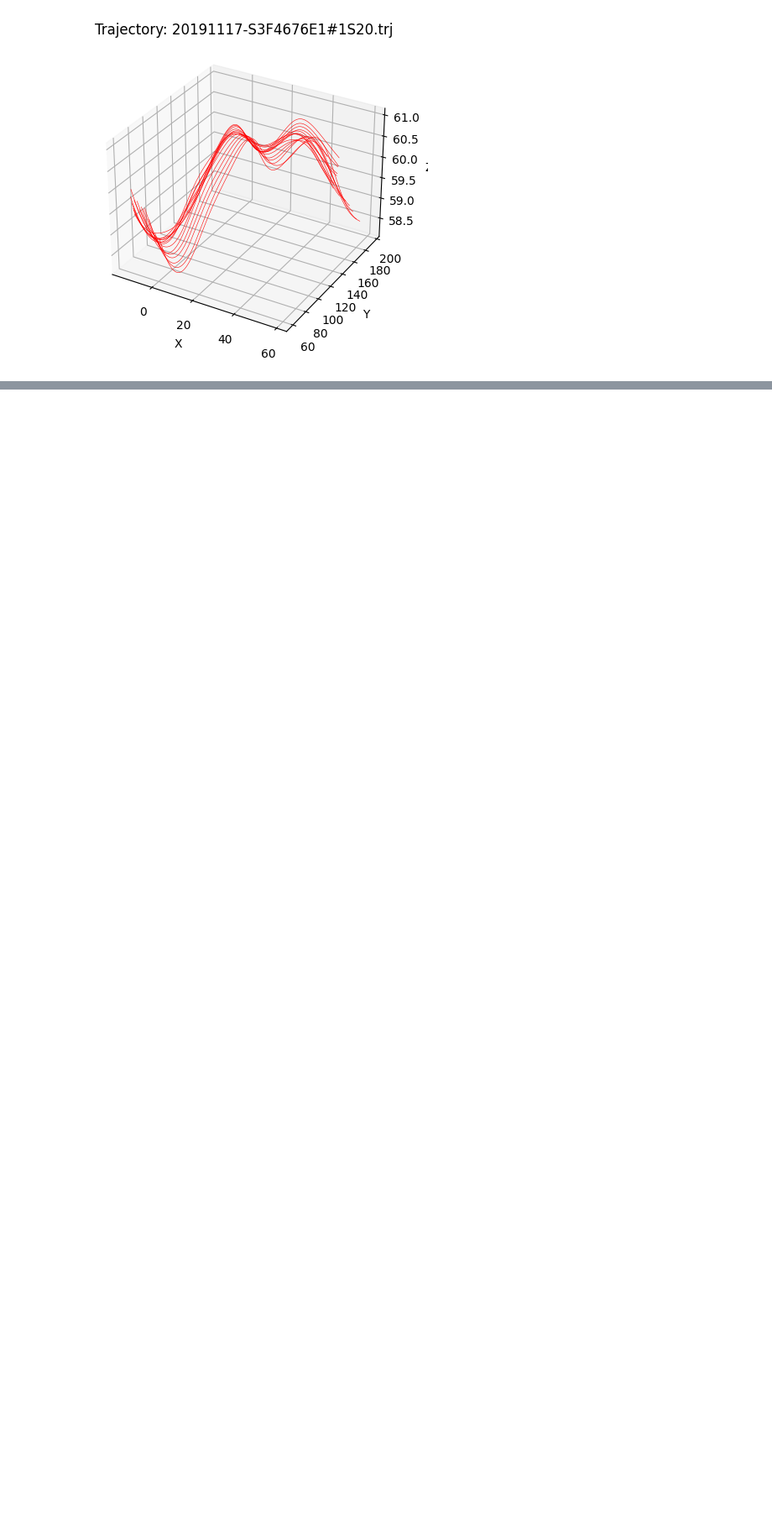
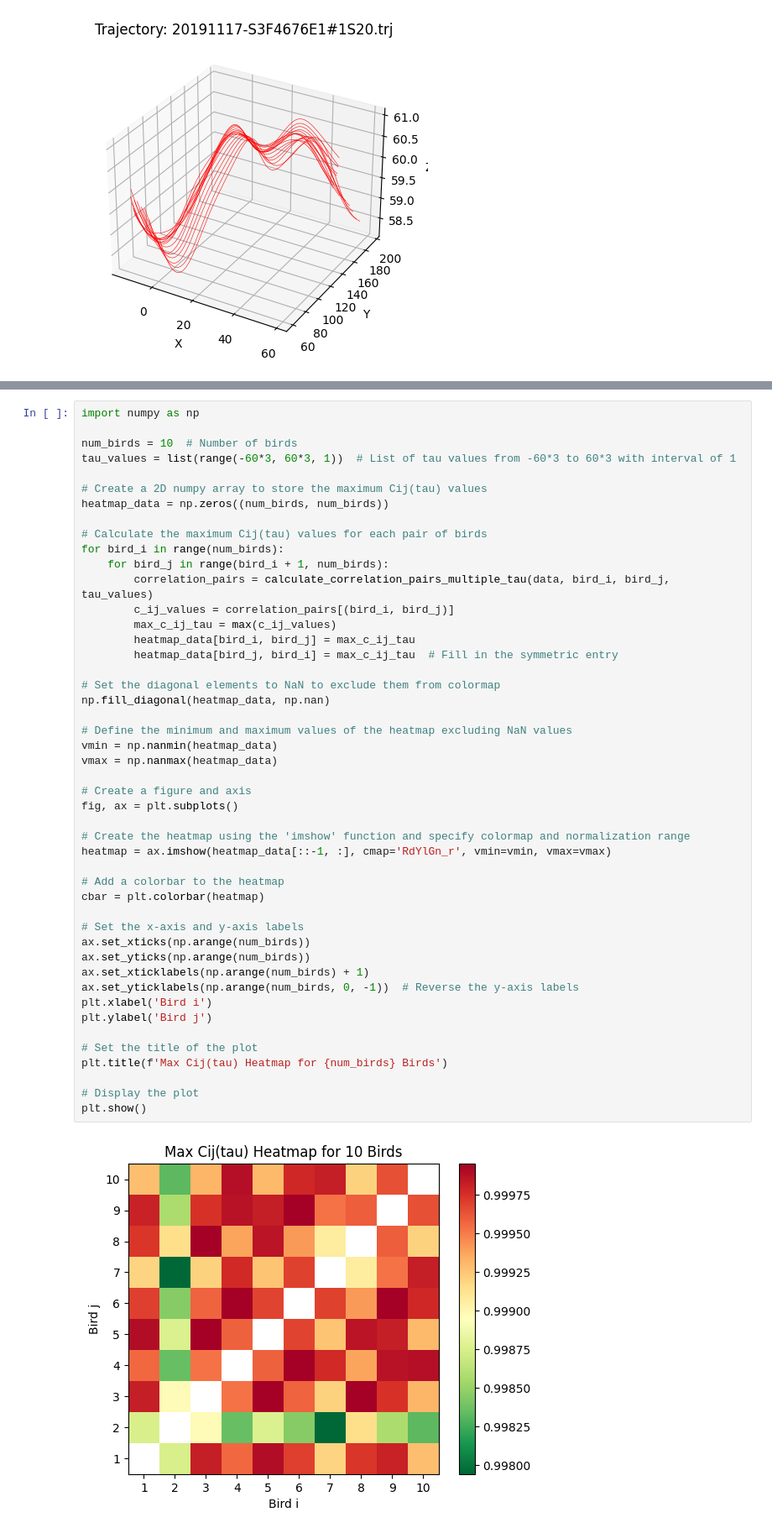
Before and after one commit to Vickers-Zhu/Trajectory, a Jupyter notebook: trajectory.ipynb, the cells around one changed output, grey strips where cells are left out. Shown at 84% size. Saved outputs shown, nothing was run; the diff lists cells and outputs as text; blank space fills up the shorter version.

```diff
--- a/trajectory.ipynb
+++ b/trajectory.ipynb
@@ -61,0 +62,49 @@ plt.show()
+# %%
+import numpy as np
+
+num_birds = 10  # Number of birds
+tau_values = list(range(-60*3, 60*3, 1))  # List of tau values from -60*3 to 60*3 with interval of 1
+
+# Create a 2D numpy array to store the maximum Cij(tau) values
+heatmap_data = np.zeros((num_birds, num_birds))
+
+# Calculate the maximum Cij(tau) values for each pair of birds
+for bird_i in range(num_birds):
+    for bird_j in range(bird_i + 1, num_birds):
+        correlation_pairs = calculate_correlation_pairs_multiple_tau(data, bird_i, bird_j, tau_values)
+        c_ij_values = correlation_pairs[(bird_i, bird_j)]
+        max_c_ij_tau = max(c_ij_values)
+        heatmap_data[bird_i, bird_j] = max_c_ij_tau
+        heatmap_data[bird_j, bird_i] = max_c_ij_tau  # Fill in the symmetric entry
+
+# Set the diagonal elements to NaN to exclude them from colormap
+np.fill_diagonal(heatmap_data, np.nan)
+
+# Define the minimum and maximum values of the heatmap excluding NaN values
+vmin = np.nanmin(heatmap_data)
+vmax = np.nanmax(heatmap_data)
+
+# Create a figure and axis
+fig, ax = plt.subplots()
+
+# Create the heatmap using the 'imshow' function and specify colormap and normalization range
+heatmap = ax.imshow(heatmap_data[::-1, :], cmap='RdYlGn_r', vmin=vmin, vmax=vmax)
+
+# Add a colorbar to the heatmap
+cbar = plt.colorbar(heatmap)
+
+# Set the x-axis and y-axis labels
+ax.set_xticks(np.arange(num_birds))
+ax.set_yticks(np.arange(num_birds))
+ax.set_xticklabels(np.arange(num_birds) + 1)
+ax.set_yticklabels(np.arange(num_birds, 0, -1))  # Reverse the y-axis labels
+plt.xlabel('Bird i')
+plt.ylabel('Bird j')
+
+# Set the title of the plot
+plt.title(f'Max Cij(tau) Heatmap for {num_birds} Birds')
+
+# Display the plot
+plt.show()
+# %% [output]
+[figure, added]
```
Also changed, not shown: parts of 1 cell of this notebook, 1 other file.
